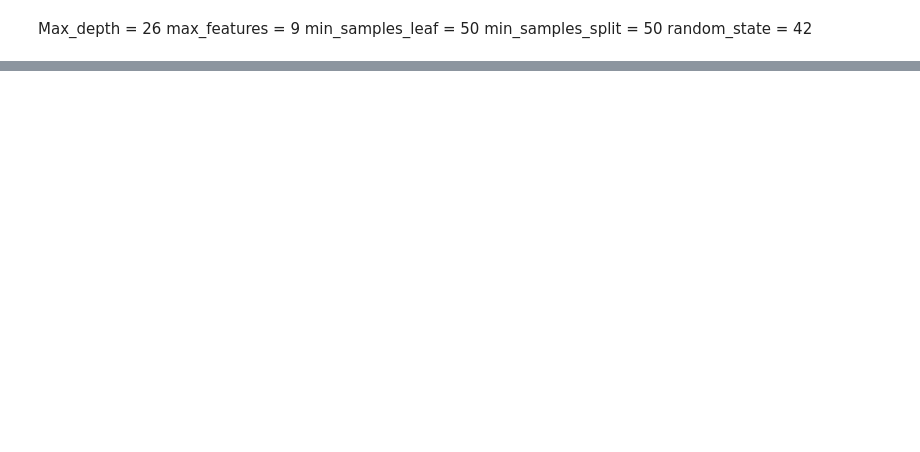
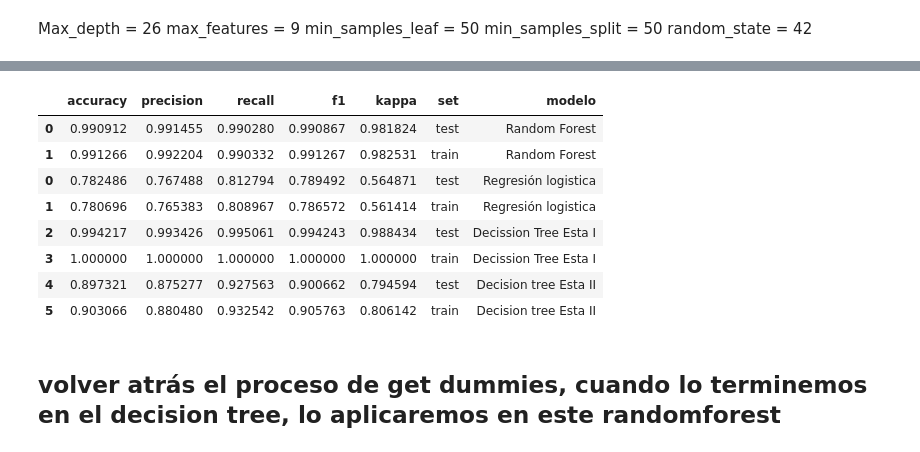
Before and after one commit to Adalab/-DA-promo-b-modulo-3-sprint-1-Maria-Ana, a Jupyter notebook: pair-programming-14-RLogística-DecisionTree/pair-programming-14-RLogísitca-DecisionTree.ipynb, the cells around one changed output, grey strips where cells are left out. Saved outputs shown, nothing was run; the diff lists cells and outputs as text; code cells hidden in the pictures; blank space fills up the shorter version.

Commit message:
decision tree y random forest

```diff
--- a/pair-programming-14-RLogística-DecisionTree/pair-programming-14-RLogísitca-DecisionTree.ipynb
+++ b/pair-programming-14-RLogística-DecisionTree/pair-programming-14-RLogísitca-DecisionTree.ipynb
@@ -475,0 +332,5 @@ plt.show()
+# %%
+# saquemos ahora cual es nuestro mejor bosque
+
+bosque = gs_rf.best_estimator_
+bosque
@@ -475,0 +349,3 @@ plt.show()
+# %%
+y_pred_test_rf = bosque.predict(x_test)
+y_pred_train_rf = bosque.predict(x_train)
@@ -475,0 +354,5 @@ plt.show()
+# %%
+# sacamos las métricas para ver si hay overfitting o unerfitting, para modificar la profundidad en función de estos resultados
+
+dt_results = metricas(y_test, y_pred_test_rf,y_train, y_pred_train_rf, "Random Forest")
+dt_results
@@ -475,0 +363,6 @@ plt.show()
+# %%
+# igual que en la clase de decision tree, juntemos estos resultados con los obtenidos en los modelos que hemos hecho hasta ahora
+# lo primero que tenemos que hacer es cargar el csv con todos los resultados que guardamos en el jupyter anterior
+
+df_metricas = pd.read_csv("../datos/setas/metricas_modelos.csv", index_col=0)
+df_metricas
@@ -475,0 +377,15 @@ plt.show()
+# %%
+# concatenamos el csv anterior con los resultados obtenidos en este modelo
+
+df_todos_resultados = pd.concat([dt_results, df_metricas], axis = 0)
+df_todos_resultados
+# %% [output]
+|  | accuracy | precision | recall | f1 | kappa | set | modelo |
+| 0 | 0.990912 | 0.991455 | 0.990280 | 0.990867 | 0.981824 | test | Random Forest |
+| 1 | 0.991266 | 0.992204 | 0.990332 | 0.991267 | 0.982531 | train | Random Forest |
+| 0 | 0.782486 | 0.767488 | 0.812794 | 0.789492 | 0.564871 | test | Regresión logistica |
+| 1 | 0.780696 | 0.765383 | 0.808967 | 0.786572 | 0.561414 | train | Regresión logistica |
+| 2 | 0.994217 | 0.993426 | 0.995061 | 0.994243 | 0.988434 | test | Decission Tree Esta I |
+| 3 | 1.000000 | 1.000000 | 1.000000 | 1.000000 | 1.000000 | train | Decission Tree Esta I |
+| 4 | 0.897321 | 0.875277 | 0.927563 | 0.900662 | 0.794594 | test | Decision tree Esta II |
+| 5 | 0.903066 | 0.880480 | 0.932542 | 0.905763 | 0.806142 | train | Decision tree Esta II |
@@ -475,0 +408,2 @@ plt.show()
+# %% [markdown]
+## volver atrás el proceso de get dummies, cuando lo terminemos en el decision tree, lo aplicaremos en este randomforest
```
Also changed, not shown: parts of 45 cells of this notebook, 1 other file.
